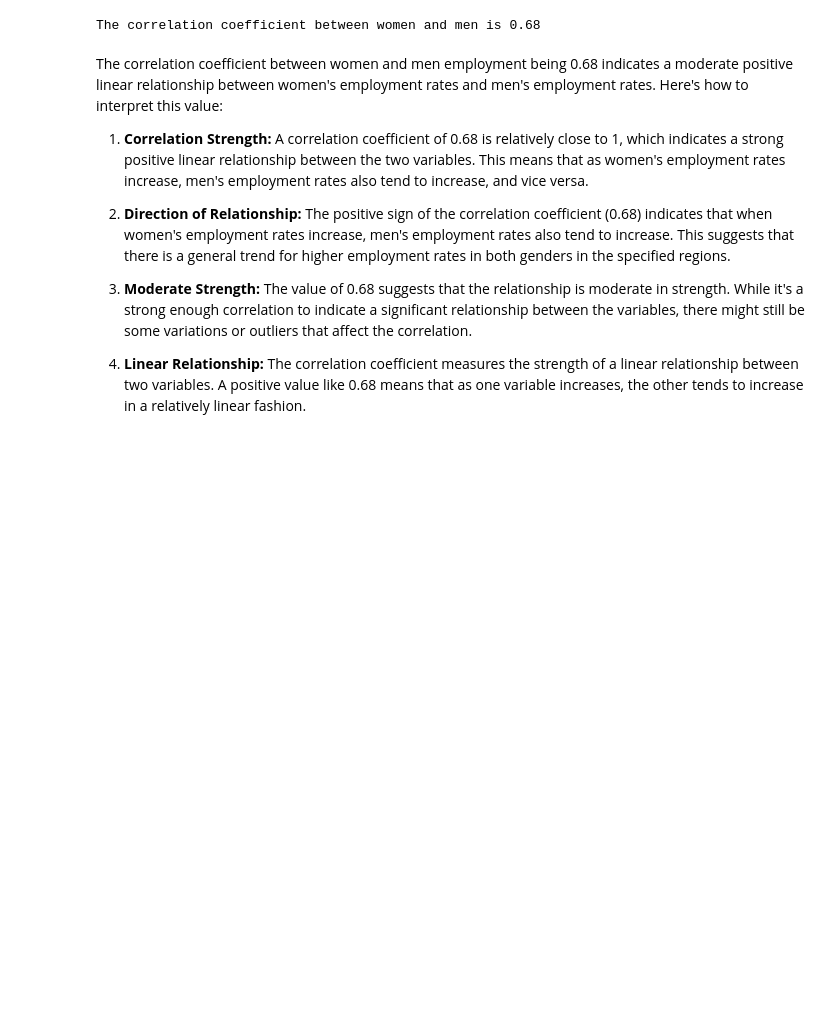
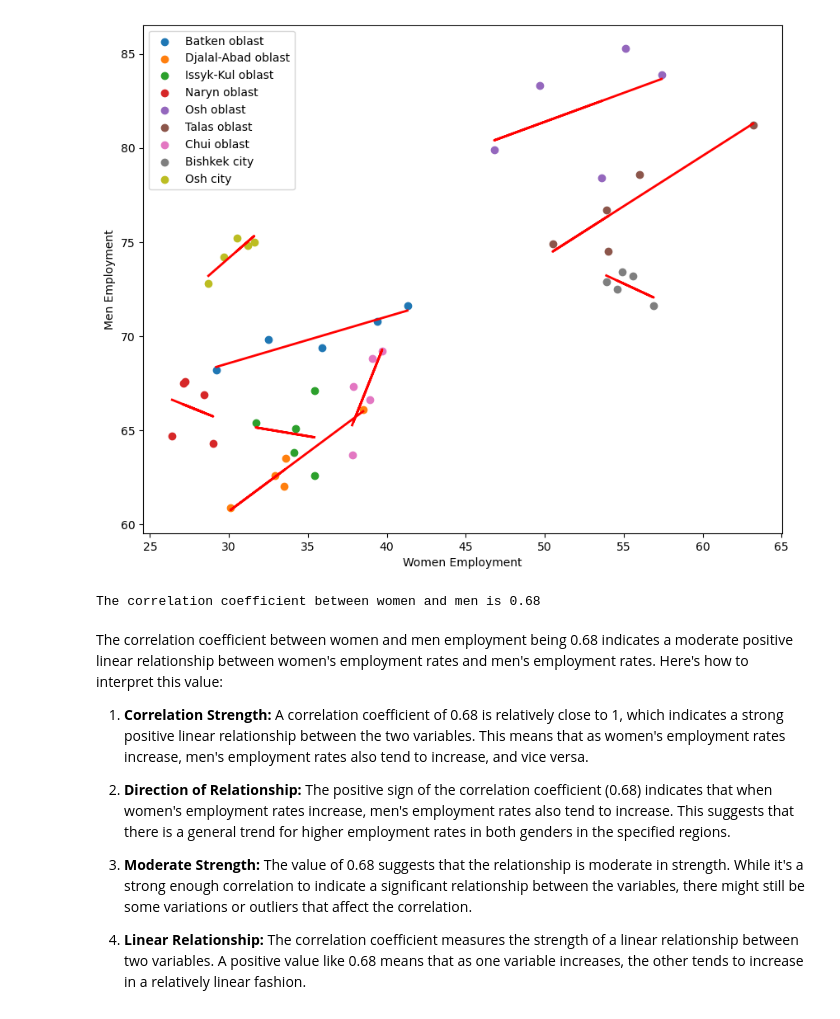
Before and after one commit to abdyraman/salaries_var_mvsw, a Jupyter notebook: json_ETL.ipynb, the cells around one changed output. Cells and saved outputs as stored; diff of their text form; code cells hidden in the pictures; blank space fills up the shorter version.

```diff
--- a/json_ETL.ipynb
+++ b/json_ETL.ipynb
@@ -114,3 +99,33 @@ plt.show()
+# %%
+import numpy as np
+import matplotlib.pyplot as plt
+from sklearn.linear_model import LinearRegression
+
+# Define regions
+regions = ['Batken oblast', 'Djalal-Abad oblast', 'Issyk-Kul oblast', 'Naryn oblast', 'Osh oblast', 'Talas oblast', 'Chui oblast', 'Bishkek city', 'Osh city']
+
+# Create a figure
+plt.figure(figsize=(10, 8))
+
+for region in regions:
+    x = women_employment_reversed[region].values.reshape(-1, 1)
+    y = men_employment_reversed[region].values
+
+    # Perform linear regression
+    model = LinearRegression()
+    model.fit(x, y)
+    y_pred = model.predict(x)
+
+    # Plot scatter points and regression line
+    plt.scatter(x, y, label=region)
+    plt.plot(x, y_pred, color='red', linewidth=2)
+
+plt.xlabel("Women Employment")
+plt.ylabel("Men Employment")
+plt.legend()
+plt.show()
+# %% [output]
+[figure, added]
 # %%
 # Convert percentage strings to numeric values
 women_emp_general = formatted_women_employment.stack().str.rstrip('%').astype(float)
```
Also changed, not shown: parts of 1 cell of this notebook.
